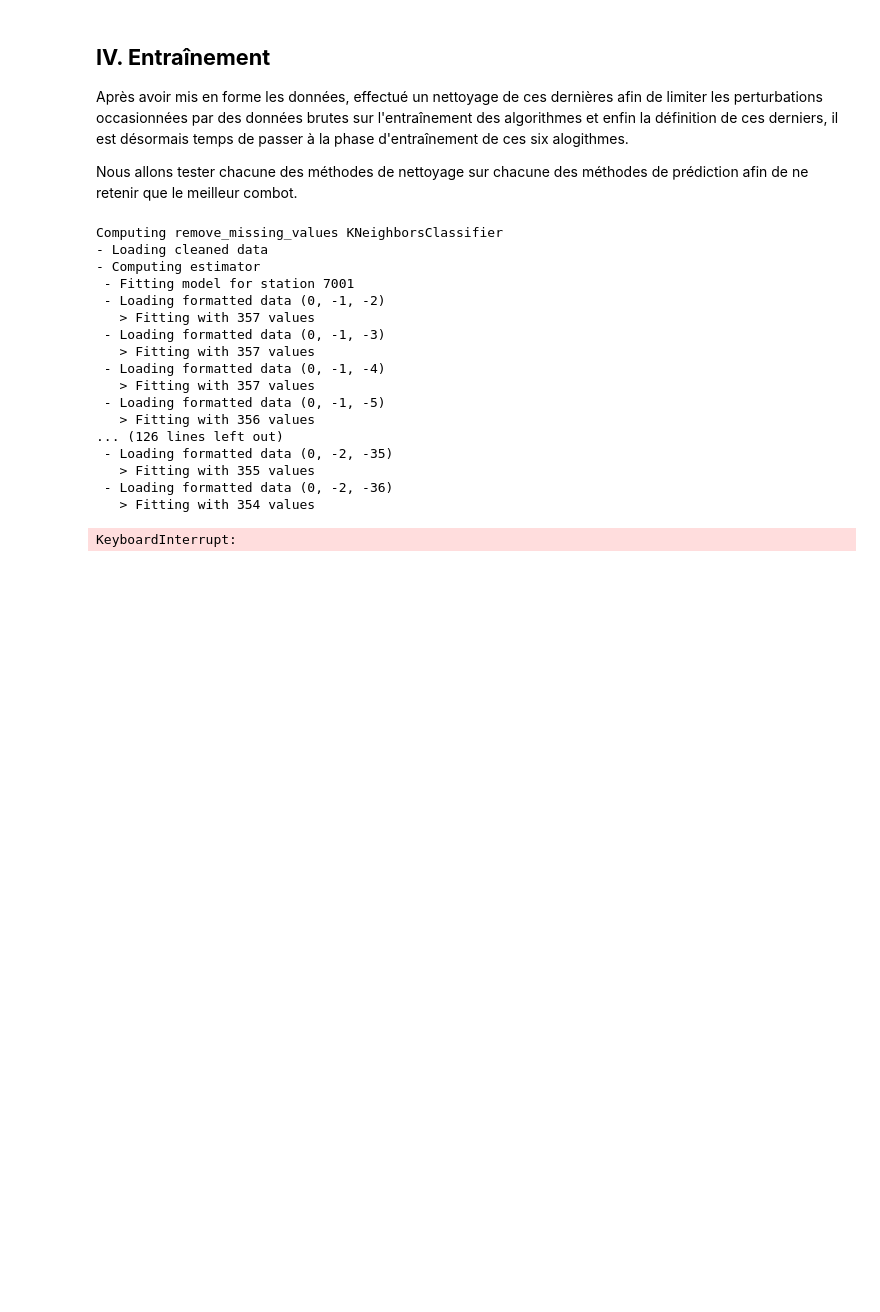
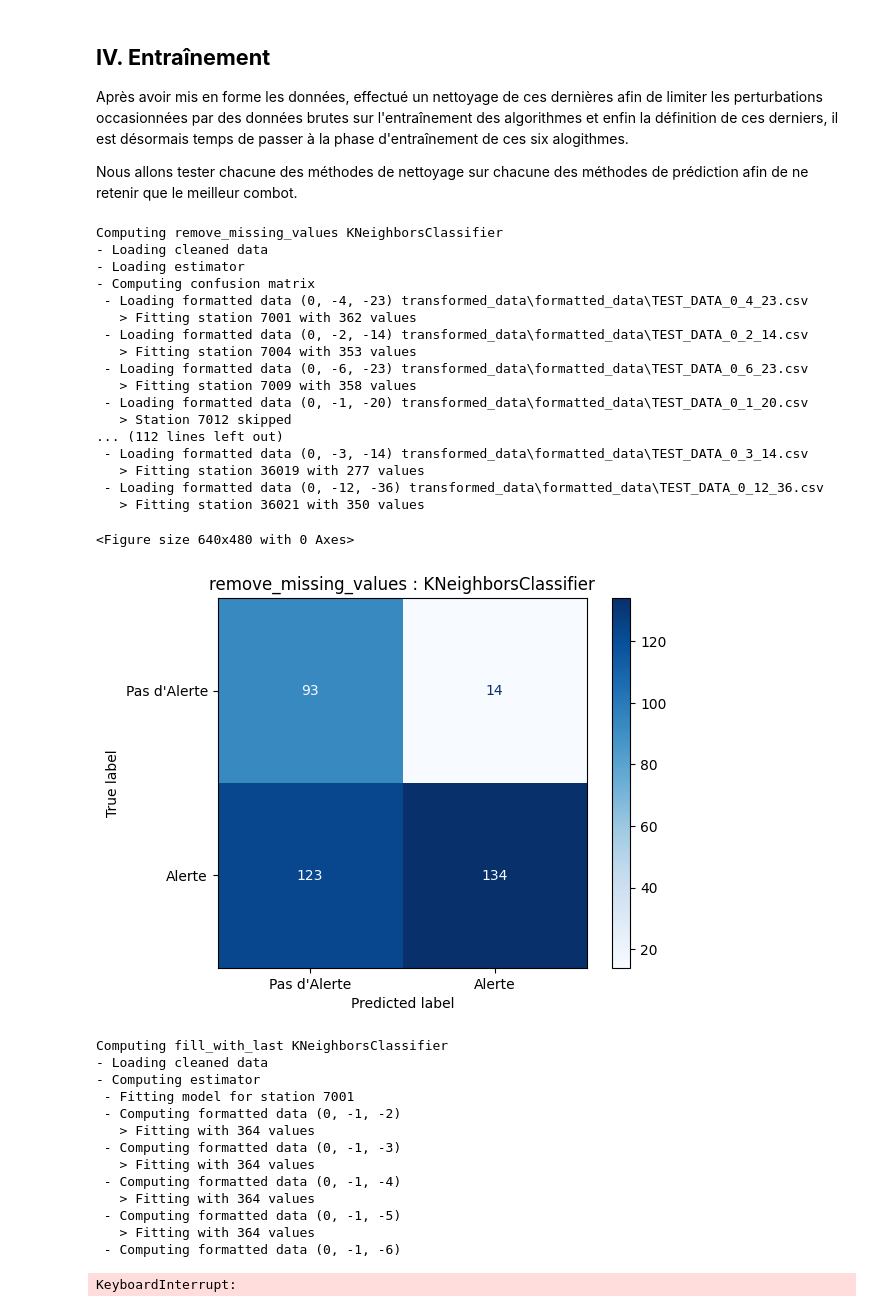
Before and after one commit to EliottPiccand/parcours-num, a Jupyter notebook: rapport/rapport.ipynb, the cells around one changed output. Drawn from its saved outputs; the diff is of its cells as text; code cells hidden in the pictures; blank space fills up the shorter version.

```diff
--- a/rapport/rapport.ipynb
+++ b/rapport/rapport.ipynb
@@ -109,9 +126,11 @@ A ce stade, nous remarquons que les données comportent plusieurs trous. Certain
 ### Méthode 1 : supprimer les données incomplètes
 
 Une méthode simple consiste à supprimer les données comportant des `NaN`. Ainsi, seules les mesures ayant un réel impact seront conservées. Afin d'éviter les problèmes dues à l'entraînement des algorithmes sur un nombre de valeur trop faible, nous ne conserverons uniquement les stations ayant au moins l'équivalent de un mois de données.
+# %%
+POINT_PER_STATION_THRESHOLD = 4 * 30 * 24
 # %%
 def remove_missing_values(data: DataFrame) -> DataFrame:
-    return data[data["value"].notna()].copy()
+    return data[data["value"].notna()].groupby("station_id").filter(lambda x: len(x) >= POINT_PER_STATION_THRESHOLD).copy()
 # %% [markdown]
 ### Méthode 2 : remplacer les données incomplètes par la dernière valeur complète
 
@@ -514,8 +640,6 @@ ESTIMATORS_DIR.mkdir(exist_ok=True, parents=True)
 CONFUSION_MATRICES_DIR = Path("confusion_matrices")
 CONFUSION_MATRICES_DIR.mkdir(exist_ok=True, parents=True)
 # %%
-from pickle import dump as save_python_object
-from pickle import load as load_python_object
 from sklearn.metrics import ConfusionMatrixDisplay
 
 for cleaning_method, (estimator_class, cross_validation_params, input_features_count) in product(CLEANING_METHODS, ESTIMATOR_METHODS):
@@ -529,49 +653,67 @@ for cleaning_method, (estimator_class, cross_validation_params, input_features_c
     if cleaned_data_filepath.exists():
         print("- Loading cleaned data")
         cleaned_data = read_csv(cleaned_data_filepath)
     else:
         print("- Computing cleaned data")
         cleaned_data = cleaning_method(TRAIN_DATA)
         cleaned_data.to_csv(cleaned_data_filepath, index=False)
 
     # Fit estimator
-    estimator_filepath = ESTIMATORS_DIR / f"estimator_{estimation_method_name}.pyobj"
+    estimator_filepath = ESTIMATORS_DIR / f"estimator_{cleaning_method_name}_{estimation_method_name}.pyobj"
     if estimator_filepath.exists():
         print("- Loading estimator")
-        estimator = load_python_object(estimator_filepath)
+        with estimator_filepath.open("rb") as file:
+            estimator = load_python_object(file)
     else:
         print("- Computing estimator")
         estimator = Estimator(estimator_class, cross_validation_params, input_features_count)
         estimator.fit(cleaned_data, cleaning_method_name)
-        save_python_object(estimator, estimator_filepath)
+        with estimator_filepath.open("wb") as file:
+            save_python_object(estimator, file)
+        TMP_ESTIMATOR_SAVE.unlink()
 
     # Save confusion matrix
     print("- Computing confusion matrix")
     confusion_matrix = estimator.get_confusion_matrix(TEST_DATA, "TEST_DATA")
     confusion_matrix_filepath = CONFUSION_MATRICES_DIR / f"{cleaning_method_name}_{estimation_method_name}.png"
 
     plt.figure()
     display = ConfusionMatrixDisplay(confusion_matrix=confusion_matrix, display_labels=("Pas d'Alerte", "Alerte"))
     display.plot(cmap=plt.cm.Blues)
     plt.title(f"{cleaning_method_name} : {estimation_method_name}")
     plt.savefig(confusion_matrix_filepath)
     plt.show()
 # %% [output]
 Computing remove_missing_values KNeighborsClassifier
 - Loading cleaned data
-- Computing estimator
- - Fitting model for station 7001
- - Loading formatted data (0, -1, -2)
-   > Fitting with 357 values
- - Loading formatted data (0, -1, -3)
-   > Fitting with 357 values
- - Loading formatted data (0, -1, -4)
-   > Fitting with 357 values
- - Loading formatted data (0, -1, -5)
-   > Fitting with 356 values
-... (126 lines left out)
- - Loading formatted data (0, -2, -35)
-   > Fitting with 355 values
- - Loading formatted data (0, -2, -36)
-   > Fitting with 354 values
+- Loading estimator
+- Computing confusion matrix
+ - Loading formatted data (0, -4, -23) transformed_data\formatted_data\TEST_DATA_0_4_23.csv
+   > Fitting station 7001 with 362 values
+ - Loading formatted data (0, -2, -14) transformed_data\formatted_data\TEST_DATA_0_2_14.csv
+   > Fitting station 7004 with 353 values
+ - Loading formatted data (0, -6, -23) transformed_data\formatted_data\TEST_DATA_0_6_23.csv
+   > Fitting station 7009 with 358 values
+ - Loading formatted data (0, -1, -20) transformed_data\formatted_data\TEST_DATA_0_1_20.csv
+   > Station 7012 skipped
+... (112 lines left out)
+ - Loading formatted data (0, -3, -14) transformed_data\formatted_data\TEST_DATA_0_3_14.csv
+   > Fitting station 36019 with 277 values
+ - Loading formatted data (0, -12, -36) transformed_data\formatted_data\TEST_DATA_0_12_36.csv
+   > Fitting station 36021 with 350 values
-KeyboardInterrupt:
+<Figure size 640x480 with 0 Axes>
+[figure, added]
+Computing fill_with_last KNeighborsClassifier
+- Loading cleaned data
+- Computing estimator
+ - Fitting model for station 7001
+ - Computing formatted data (0, -1, -2)
+   > Fitting with 364 values
+ - Computing formatted data (0, -1, -3)
+   > Fitting with 364 values
+ - Computing formatted data (0, -1, -4)
+   > Fitting with 364 values
+ - Computing formatted data (0, -1, -5)
+   > Fitting with 364 values
+ - Computing formatted data (0, -1, -6)
+KeyboardInterrupt:
```
Also changed, not shown: parts of 5 cells of this notebook, 4 other files.
